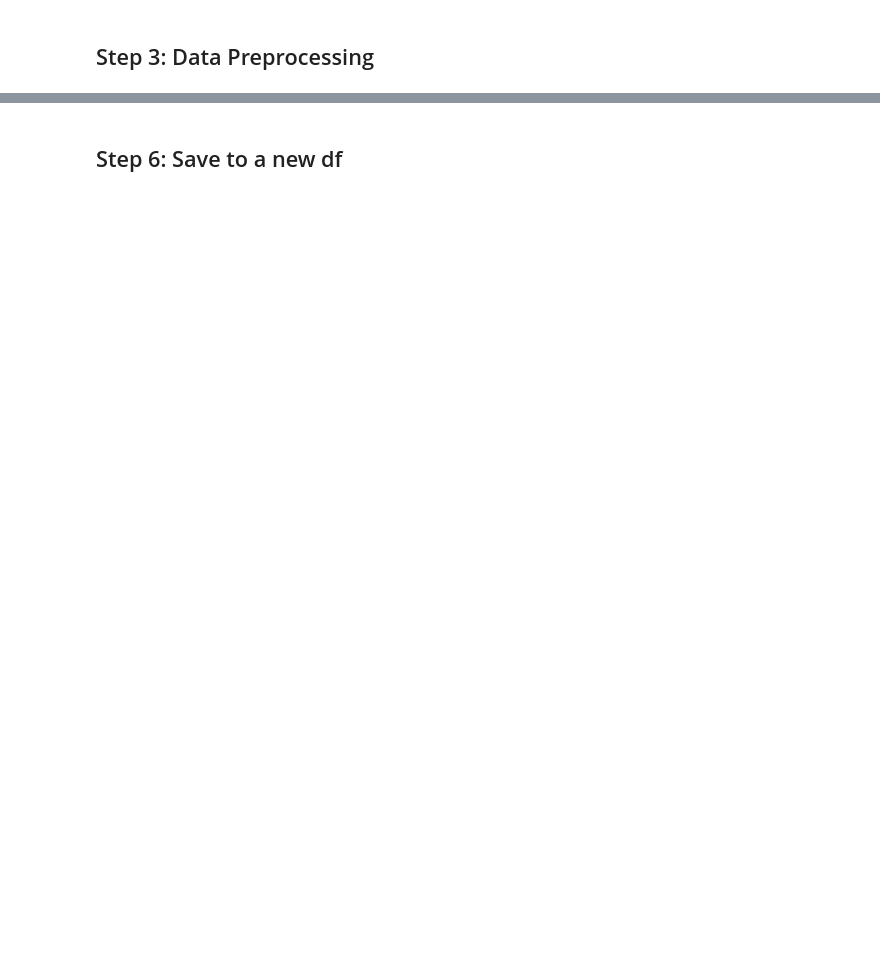
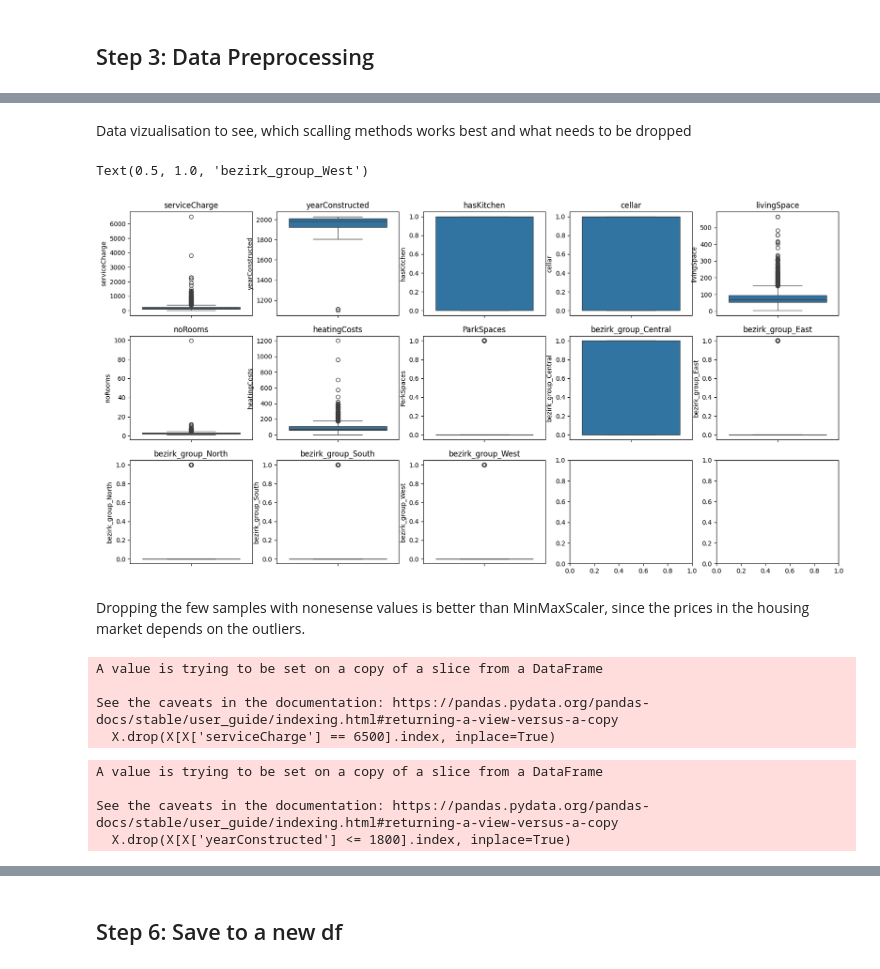
Before and after one commit to elissus/flatquest, a Jupyter notebook: notebooks/Draft_Model_Flatquest.ipynb, the cells around one changed output, grey strips where cells are left out. Drawn from its saved outputs; the diff is of its cells as text; code cells hidden in the pictures; blank space fills up the shorter version.

```diff
--- a/notebooks/Draft_Model_Flatquest.ipynb
+++ b/notebooks/Draft_Model_Flatquest.ipynb
@@ -108,0 +107,76 @@ array([[ 0.08907452,  0.31780666,  0.60082335,  1.08315353],
+# %%
+# Features: You can include more features if you want
+features = ['scoutId', 'serviceCharge', 'yearConstructed', 'hasKitchen', 'cellar', 'livingSpace', 'noRooms', 'heatingCosts',
+            'ParkSpaces', 'bezirk_group_Central', 'bezirk_group_East', 'bezirk_group_North', 'bezirk_group_South',
+            'bezirk_group_West', 'price_category']
+X = df_berlin_grouped[features]
+# %% [markdown]
+Data vizualisation to see, which scalling methods works best and what needs to be dropped
+# %%
+fig, axs = plt.subplots(3, 5, figsize=(20,10))
+
+sns.boxplot(data=X['serviceCharge'], ax=axs[0, 0])
+axs[0, 0].set_title('serviceCharge')
+
+sns.boxplot(data=X['yearConstructed'], ax=axs[0, 1])
+axs[0, 1].set_title('yearConstructed')
+
+sns.boxplot(data=X['hasKitchen'], ax=axs[0, 2])
+axs[0, 2].set_title('hasKitchen')
+
+sns.boxplot(data=X['cellar'], ax=axs[0, 3])
+axs[0, 3].set_title('cellar')
+
+sns.boxplot(data=X['livingSpace'], ax=axs[0, 4])
+axs[0, 4].set_title('livingSpace')
+
+sns.boxplot(data=X['noRooms'], ax=axs[1, 0])
+axs[1, 0].set_title('noRooms')
+
+sns.boxplot(data=X['heatingCosts'], ax=axs[1, 1])
+axs[1, 1].set_title('heatingCosts')
+
+sns.boxplot(data=X['ParkSpaces'], ax=axs[1, 2])
+axs[1, 2].set_title('ParkSpaces')
+
+sns.boxplot(data=X['bezirk_group_Central'], ax=axs[1, 3])
+axs[1, 3].set_title('bezirk_group_Central')
+
+sns.boxplot(data=X['bezirk_group_East'], ax=axs[1, 4])
+axs[1, 4].set_title('bezirk_group_East')
+
+sns.boxplot(data=X['bezirk_group_North'], ax=axs[2, 0])
+axs[2, 0].set_title('bezirk_group_North')
+
+sns.boxplot(data=X['bezirk_group_South'], ax=axs[2, 1])
+axs[2, 1].set_title('bezirk_group_South')
+
+sns.boxplot(data=X['bezirk_group_West'], ax=axs[2, 2])
+axs[2, 2].set_title('bezirk_group_West')
+
+#sns.boxenplot()
+#plt.show();
+# %% [output]
+Text(0.5, 1.0, 'bezirk_group_West')
+[figure, added]
+# %% [markdown]
+Dropping the few samples with nonesense values is better than MinMaxScaler, since the prices in the housing market
+depends on the outliers.
+# %%
+to_drop = X.loc[X['serviceCharge'] == 6500]
+X.drop(X[X['serviceCharge'] == 6500].index, inplace=True)
+# %% [output]
+A value is trying to be set on a copy of a slice from a DataFrame
+
+See the caveats in the documentation: https://pandas.pydata.org/pandas-docs/stable/user_guide/indexing.html#returning-a-view-versus-a-copy
+  X.drop(X[X['serviceCharge'] == 6500].index, inplace=True)
+# %%
+X['yearConstructed'].min()
+#X.loc[X['yearConstructed'] == 2029]
+#X.loc[X['yearConstructed'] <= 1800]
+X.drop(X[X['yearConstructed'] <= 1800].index, inplace=True)
+# %% [output]
+A value is trying to be set on a copy of a slice from a DataFrame
+
+See the caveats in the documentation: https://pandas.pydata.org/pandas-docs/stable/user_guide/indexing.html#returning-a-view-versus-a-copy
+  X.drop(X[X['yearConstructed'] <= 1800].index, inplace=True)
```
Also changed, not shown: parts of 44 cells of this notebook, 1 other file.
